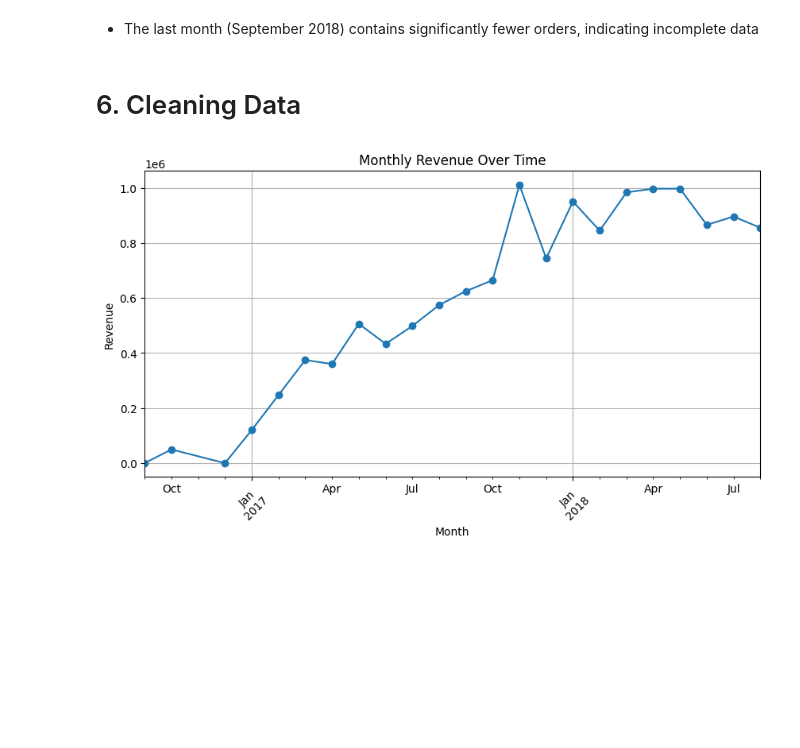
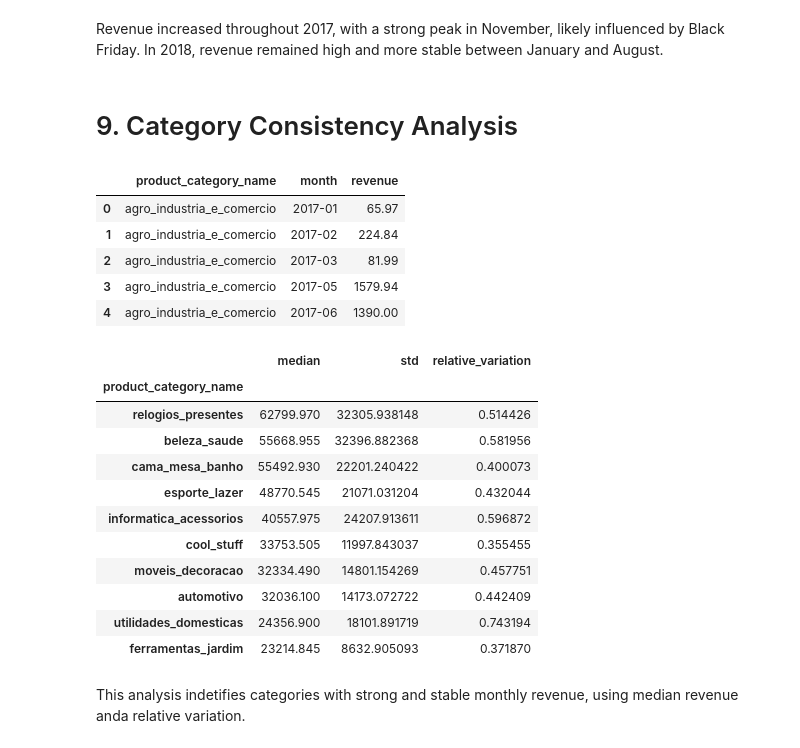
Before and after one commit to LopesHPedro/olist-data-analysis, a Jupyter notebook: sales_analysis.ipynb, the cells around one changed output. Cells and saved outputs as stored; diff of their text form; code cells hidden in the pictures; blank space fills up the shorter version.

```diff
--- a/sales_analysis.ipynb
+++ b/sales_analysis.ipynb
@@ -155,17 +235,51 @@ Freq: M, Name: order_id, dtype: int64
-# %% [markdown]
-- The last month (September 2018) contains significantly fewer orders, indicating incomplete data
-# %% [markdown]
-# 6. Cleaning Data
-# %%
-df = df[df['month'] != '2018-09']
-# %%
-monthly_revenue.plot(kind='line', marker='o', figsize=(10, 5))
-
-plt.title('Monthly Revenue Over Time')
-plt.xlabel('Month')
-plt.ylabel('Revenue')
-plt.xticks(rotation=45)
-plt.grid(True)
-plt.show()
-# %% [output]
-[figure, removed]
+# %% [markdown]
+Revenue increased throughout 2017, with a strong peak in November, likely influenced by Black Friday. In 2018, revenue remained high and more stable between January and August.
+# %% [markdown]
+# 9. Category Consistency Analysis
+# %%
+monthly_category_revenue = (
+    df.groupby(['product_category_name', 'month'])['revenue']
+    .sum()
+    .reset_index()
+)
+
+monthly_category_revenue.head()
+# %% [output]
+|  | product_category_name | month | revenue |
+| 0 | agro_industria_e_comercio | 2017-01 | 65.97 |
+| 1 | agro_industria_e_comercio | 2017-02 | 224.84 |
+| 2 | agro_industria_e_comercio | 2017-03 | 81.99 |
+| 3 | agro_industria_e_comercio | 2017-05 | 1579.94 |
+| 4 | agro_industria_e_comercio | 2017-06 | 1390.00 |
+# %%
+category_consistency = (
+    monthly_category_revenue
+    .groupby('product_category_name')['revenue']
+    .agg(['median', 'std'])
+)
+
+category_consistency['relative_variation'] = (
+    category_consistency['std'] / category_consistency['median']
+)
+
+category_consistency = category_consistency.sort_values(
+    by=['median', 'relative_variation'],
+    ascending=[False, True]
+)
+
+category_consistency.head(10)
+# %% [output]
+|  | median | std | relative_variation |
+| product_category_name |  |  |  |
+| relogios_presentes | 62799.970 | 32305.938148 | 0.514426 |
+| beleza_saude | 55668.955 | 32396.882368 | 0.581956 |
+| cama_mesa_banho | 55492.930 | 22201.240422 | 0.400073 |
+| esporte_lazer | 48770.545 | 21071.031204 | 0.432044 |
+| informatica_acessorios | 40557.975 | 24207.913611 | 0.596872 |
+| cool_stuff | 33753.505 | 11997.843037 | 0.355455 |
+| moveis_decoracao | 32334.490 | 14801.154269 | 0.457751 |
+| automotivo | 32036.100 | 14173.072722 | 0.442409 |
+| utilidades_domesticas | 24356.900 | 18101.891719 | 0.743194 |
+| ferramentas_jardim | 23214.845 | 8632.905093 | 0.371870 |
+# %% [markdown]
+This analysis indetifies categories with strong and stable monthly revenue, using median revenue anda relative variation.
```
Also changed, not shown: parts of 48 cells of this notebook.
